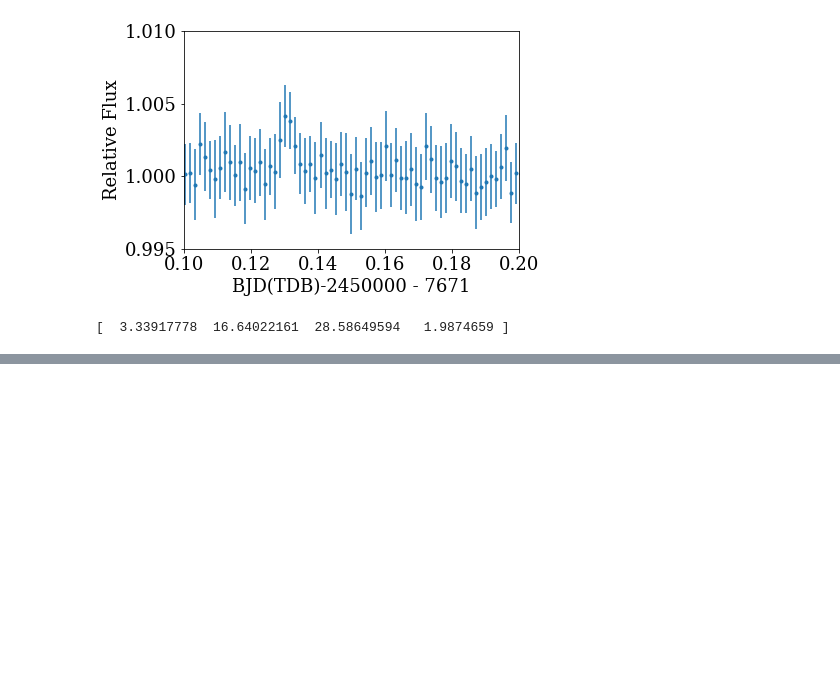
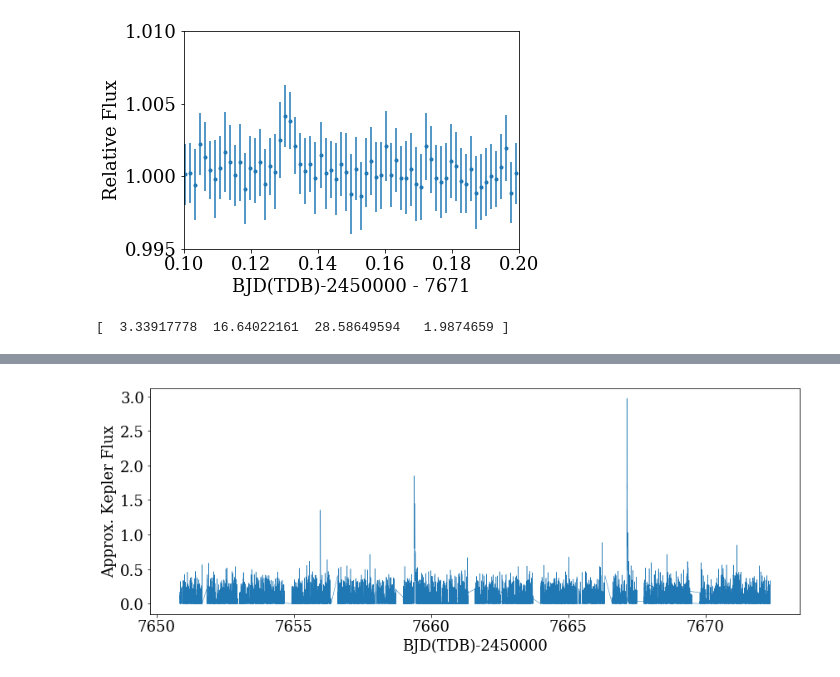
Before and after one commit to jradavenport/trappist1_IRflares, a Jupyter notebook: explore.ipynb, the cells around one changed output, grey strips where cells are left out. Saved outputs shown, nothing was run; the diff lists cells and outputs as text; code cells hidden in the pictures; blank space fills up the shorter version.

Commit message:
rough convert spitzer FFD to Kepler K2 FFD

```diff
--- a/explore.ipynb
+++ b/explore.ipynb
@@ -100,0 +103,7 @@ this allows me to use the Flare model from Davenport+2012 to put the FFDs on the
+# %%
+from FlareGrid.flaregrid import flaregrid
+
+dmag = 0.01 # 0.01 magnitudes, close to 0.01 flux (small # approximation)
+spt = 6 # M6
+filt = 'K' # which band the flare was "observed" in
+flaregrid(dmag, filter=filt, sptype=spt)
@@ -100,0 +119,13 @@ this allows me to use the Flare model from Davenport+2012 to put the FFDs on the
+# %%
+approx_kep = np.zeros_like(df['flux'].values)
+
+# m_obs - m_ref = -2.5 log10 (I_obs / I_ref)
+for k in range(len(approx_kep)):
+    approx_kep[k] = 10.**(flaregrid(2.5 * np.log10(df['flux'].values[k]), filter=filt, sptype=spt)[2] / 2.5)
+# %%
+plt.figure(figsize=(14,5))
+plt.plot(df['time'], approx_kep-1, lw=0.5);
+plt.xlabel('BJD(TDB)-2450000');
+plt.ylabel('Approx. Kepler Flux');
+# %% [output]
+[figure, added]
```
Also changed, not shown: parts of 8 cells of this notebook, 1 other file.
